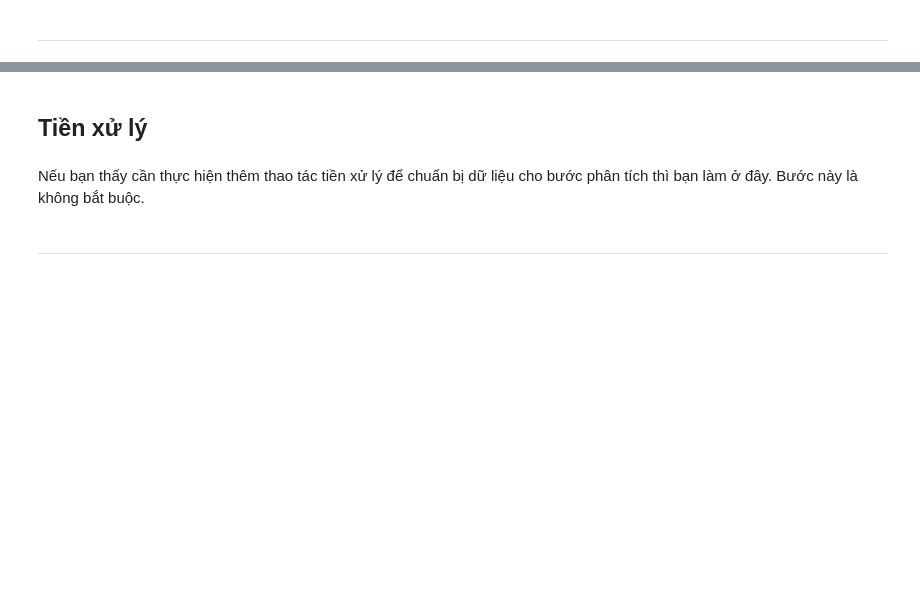
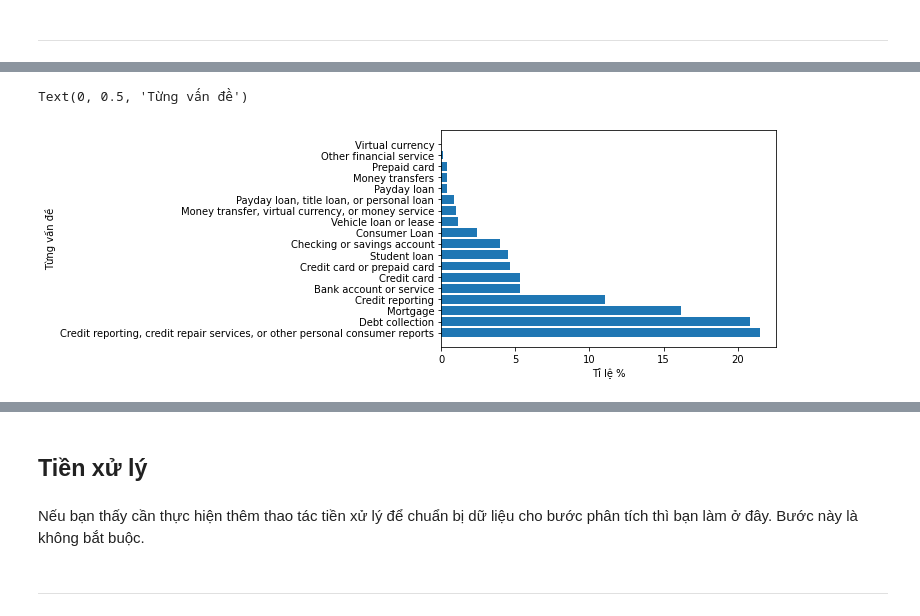
Before and after one commit to RaitoRyuWorker/Programing-for-Data-Science-Final-Project, a Jupyter notebook: DoAnCuoiKy.ipynb, the cells around one changed output, grey strips where cells are left out. Cells and saved outputs as stored; diff of their text form; code cells hidden in the pictures; blank space fills up the shorter version.

```diff
--- a/DoAnCuoiKy.ipynb
+++ b/DoAnCuoiKy.ipynb
@@ -199,0 +240,7 @@ Name: Consumer consent provided?, dtype: int64
+# %%
+plt.barh(df_lap_2.index, df_lap_2.values)
+plt.xlabel('Tỉ lệ %')
+plt.ylabel('Từng vấn đề')
+# %% [output]
+Text(0, 0.5, 'Từng vấn đề')
+[figure, added]
```
Also changed, not shown: parts of 32 cells of this notebook.
